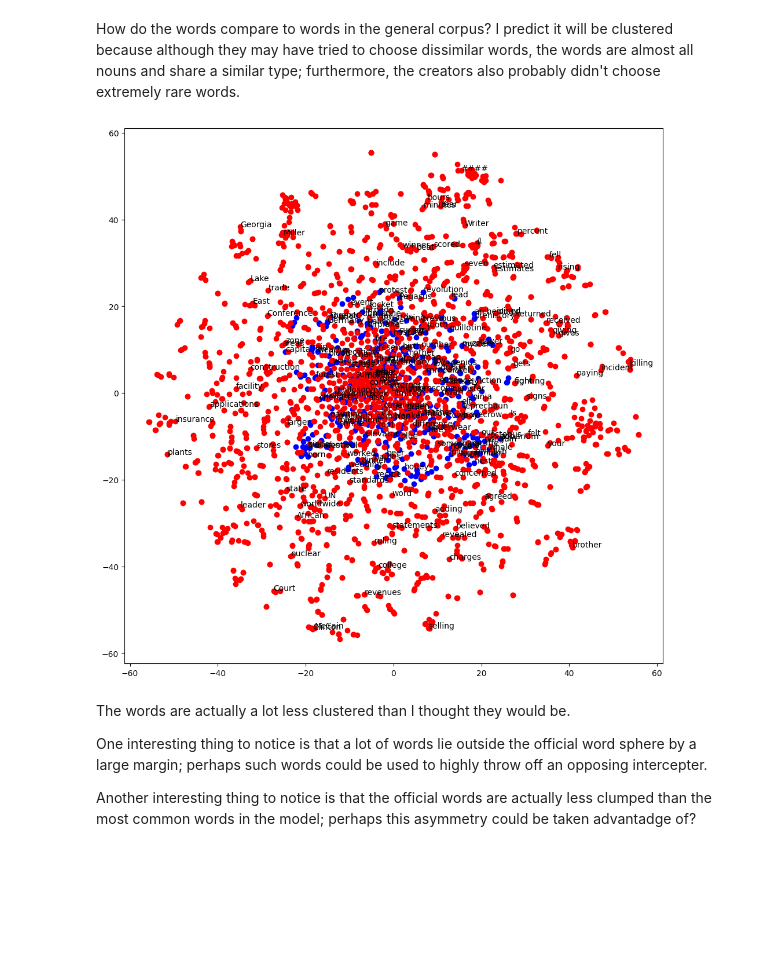
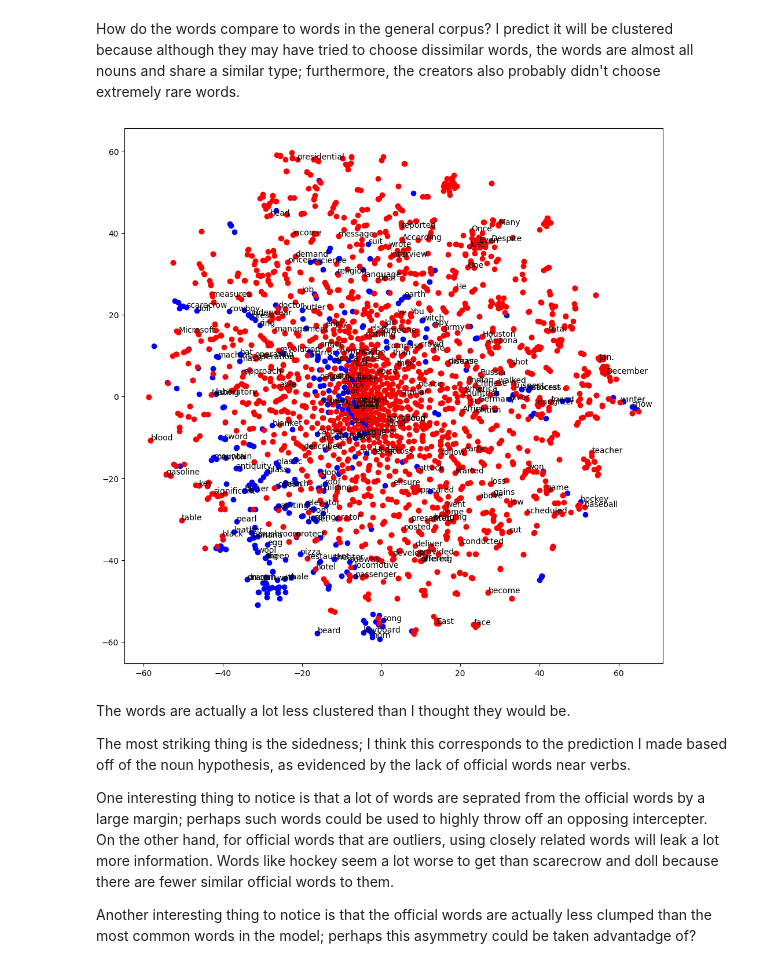
Before and after one commit to TheJDen/decrypto-ai-research, a Jupyter notebook: word2vec_guessing.ipynb, the cells around one changed output. Saved outputs shown, nothing was run; the diff lists cells and outputs as text; code cells hidden in the pictures; blank space fills up the shorter version.

```diff
--- a/word2vec_guessing.ipynb
+++ b/word2vec_guessing.ipynb
@@ -155,21 +155,28 @@ plot_with_matplotlib(fig, ax, official_x_vals, official_y_vals, official_words)
 How do the words compare to words in the general corpus? I predict it will be clustered because although they may have tried to choose dissimilar words, the words are almost all nouns and share a similar type; furthermore, the creators also probably didn't choose extremely rare words.
 # %%
 
-# should be run with last cell, uses same fig
 google_words = [word for word in google_news_wv.index_to_key[:2000]]
 google_vectors = np.asarray([google_news_wv[word] for word in google_words])
 
 # reduce using t-SNE
 tsne = TSNE(n_components=num_dimensions, random_state=0)
-tsne_google_vectors = tsne.fit_transform(google_vectors)
-google_x_vals, google_y_vals, *_ = zip(*tsne_google_vectors) # x has v[0] for each vector, y has v[1]
+both_vectors = np.concatenate((official_vectors, google_vectors))
+tsne_both_vectors = tsne.fit_transform(both_vectors)
+x_vals, y_vals, *_ = zip(*tsne_both_vectors) # x has v[0] for each vector, y has v[1]
+official_x_vals, official_y_vals = x_vals[:len(official_vectors)], y_vals[:len(official_vectors)]
+google_x_vals, google_y_vals = x_vals[len(official_vectors):], y_vals[len(official_vectors):]
+
+fig, ax = plt.subplots(figsize=(12, 12))
+plot_with_matplotlib(fig, ax, official_x_vals, official_y_vals, official_words)
 plot_with_matplotlib(fig, ax, google_x_vals, google_y_vals, google_words, color="r")
-fig
 # %% [output]
-[figure, old version]
+[figure, new version]
 # %% [markdown]
 The words are actually a lot less clustered than I thought they would be.
 
-One interesting thing to notice is that a lot of words lie outside the official word sphere by a large margin; perhaps such words could be used to highly throw off an opposing intercepter.
+The most striking thing is the sidedness; I think this corresponds to the prediction I made based off of the noun hypothesis, as evidenced by the lack of official words near verbs.
+
+One interesting thing to notice is that a lot of words are seprated from the official words by a large margin; perhaps such words could be used to highly throw off an opposing intercepter.
+On the other hand, for official words that are outliers, using closely related words will leak a lot more information. Words like hockey seem a lot worse to get than scarecrow and doll because there are fewer similar official words to them.
 
 Another interesting thing to notice is that the official words are actually less clumped than the most common words in the model; perhaps this asymmetry could be taken advantadge of?
```
